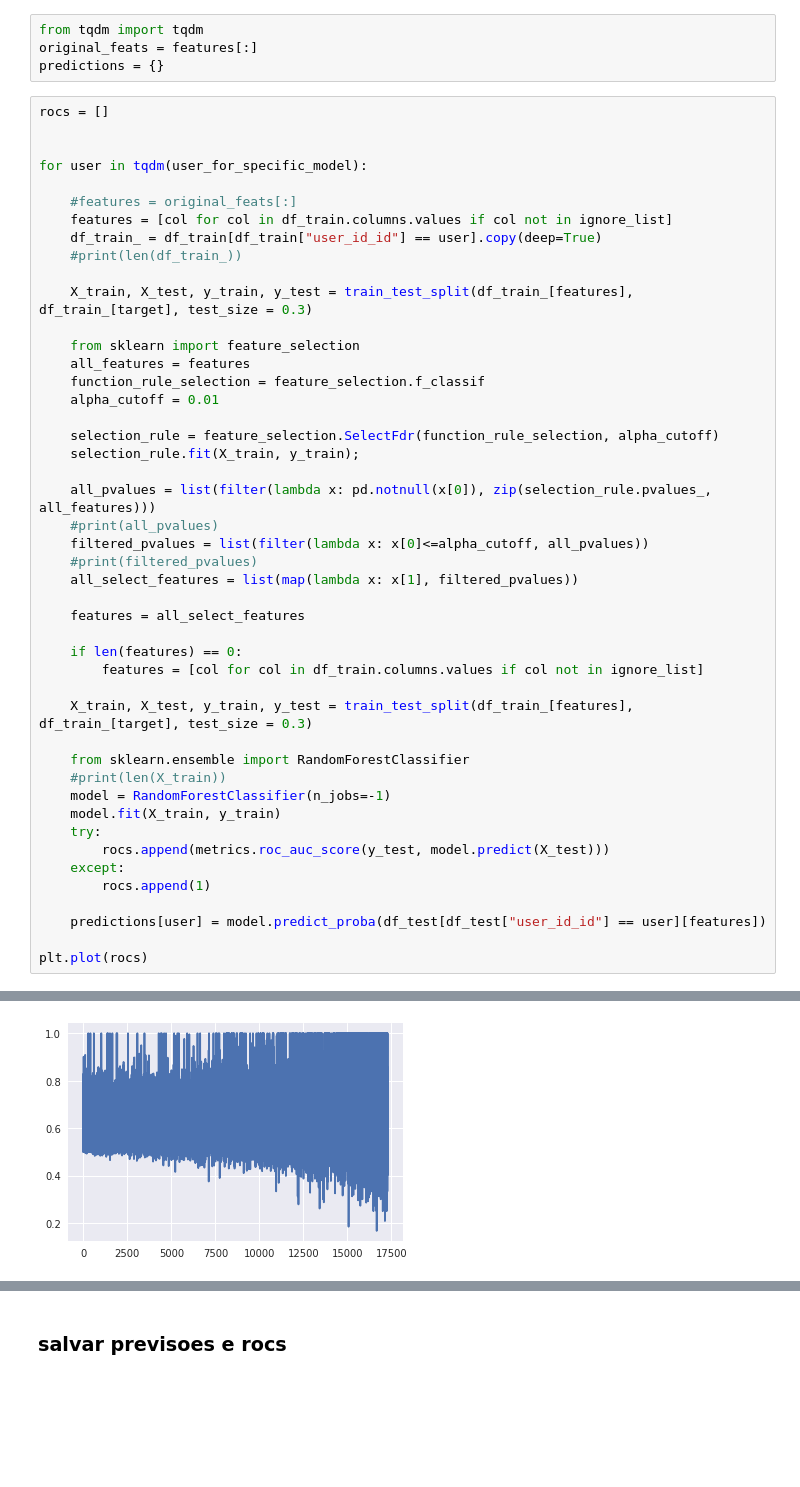
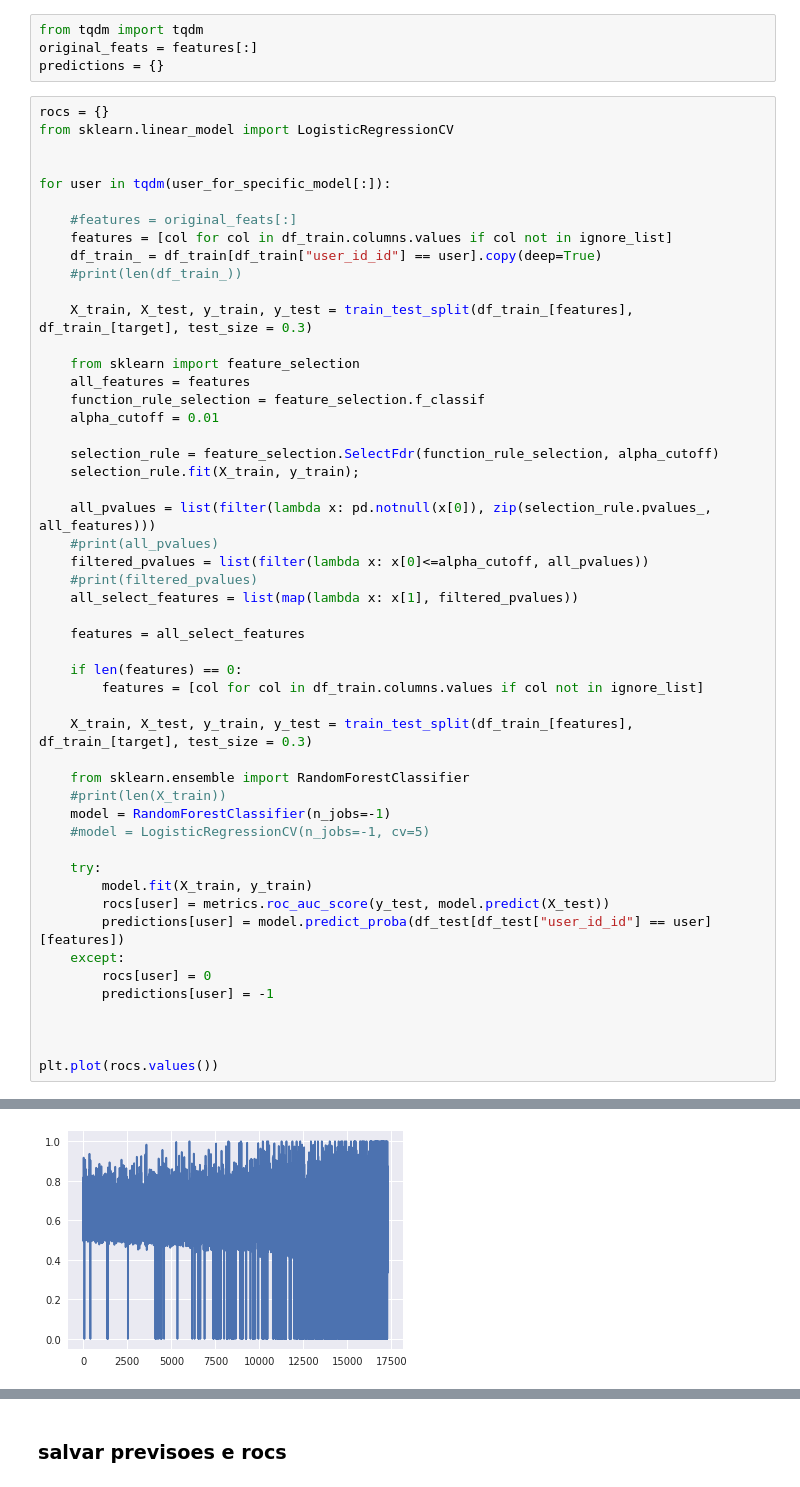
Before and after one commit to wandersoncferreira/DataScienceGame2017, a Jupyter notebook: moneda/15 - Models, models everywhere.ipynb, the cells around one changed output, grey strips where cells are left out. Saved outputs shown, nothing was run; the diff lists cells and outputs as text; blank space fills up the shorter version.

Commit message:
note for few users

```diff
--- a/moneda/15 - Models, models everywhere.ipynb
+++ b/moneda/15 - Models, models everywhere.ipynb
@@ -503,10 +506,11 @@ from tqdm import tqdm
 original_feats = features[:]
 predictions = {}
 # %%
-rocs = []
+rocs = {}
+from sklearn.linear_model import LogisticRegressionCV
 
 
-for user in tqdm(user_for_specific_model):
+for user in tqdm(user_for_specific_model[:]):
 
     #features = original_feats[:]
     features = [col for col in df_train.columns.values if col not in ignore_list]
@@ -518,36 +522,40 @@ for user in tqdm(user_for_specific_model):
     from sklearn import feature_selection
     all_features = features
     function_rule_selection = feature_selection.f_classif
     alpha_cutoff = 0.01
 
     selection_rule = feature_selection.SelectFdr(function_rule_selection, alpha_cutoff)
     selection_rule.fit(X_train, y_train);
 
     all_pvalues = list(filter(lambda x: pd.notnull(x[0]), zip(selection_rule.pvalues_, all_features)))
     #print(all_pvalues)
     filtered_pvalues = list(filter(lambda x: x[0]<=alpha_cutoff, all_pvalues))
     #print(filtered_pvalues)
     all_select_features = list(map(lambda x: x[1], filtered_pvalues))
 
     features = all_select_features
 
     if len(features) == 0:
         features = [col for col in df_train.columns.values if col not in ignore_list]
 
     X_train, X_test, y_train, y_test = train_test_split(df_train_[features], df_train_[target], test_size = 0.3)
 
     from sklearn.ensemble import RandomForestClassifier
     #print(len(X_train))
     model = RandomForestClassifier(n_jobs=-1)
-    model.fit(X_train, y_train)
+    #model = LogisticRegressionCV(n_jobs=-1, cv=5)
+
     try:
-        rocs.append(metrics.roc_auc_score(y_test, model.predict(X_test)))
+        model.fit(X_train, y_train)
+        rocs[user] = metrics.roc_auc_score(y_test, model.predict(X_test))
+        predictions[user] = model.predict_proba(df_test[df_test["user_id_id"] == user][features])
     except:
-        rocs.append(1)
+        rocs[user] = 0
+        predictions[user] = -1
 
-    predictions[user] = model.predict_proba(df_test[df_test["user_id_id"] == user][features])
 
-plt.plot(rocs)
+
+plt.plot(rocs.values())
 # %% [output]
 [<matplotlib.lines.Line2D at 0x...>]
-[figure, old version]
+[figure, new version]
```
Also changed, not shown: parts of 6 cells of this notebook, 19 other files.
